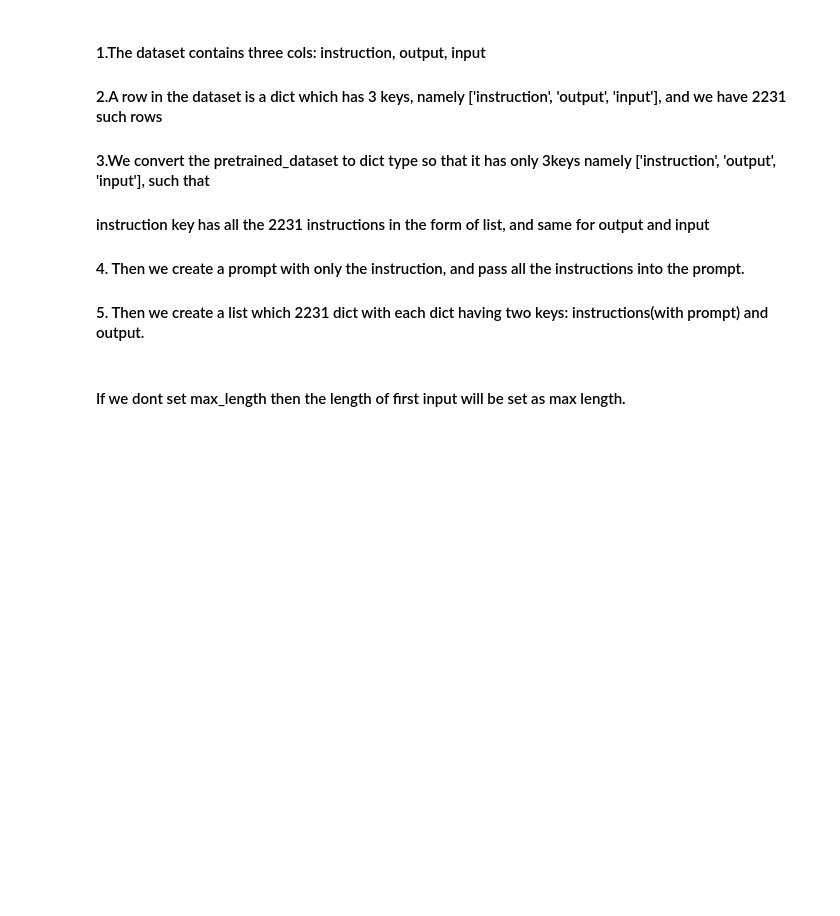
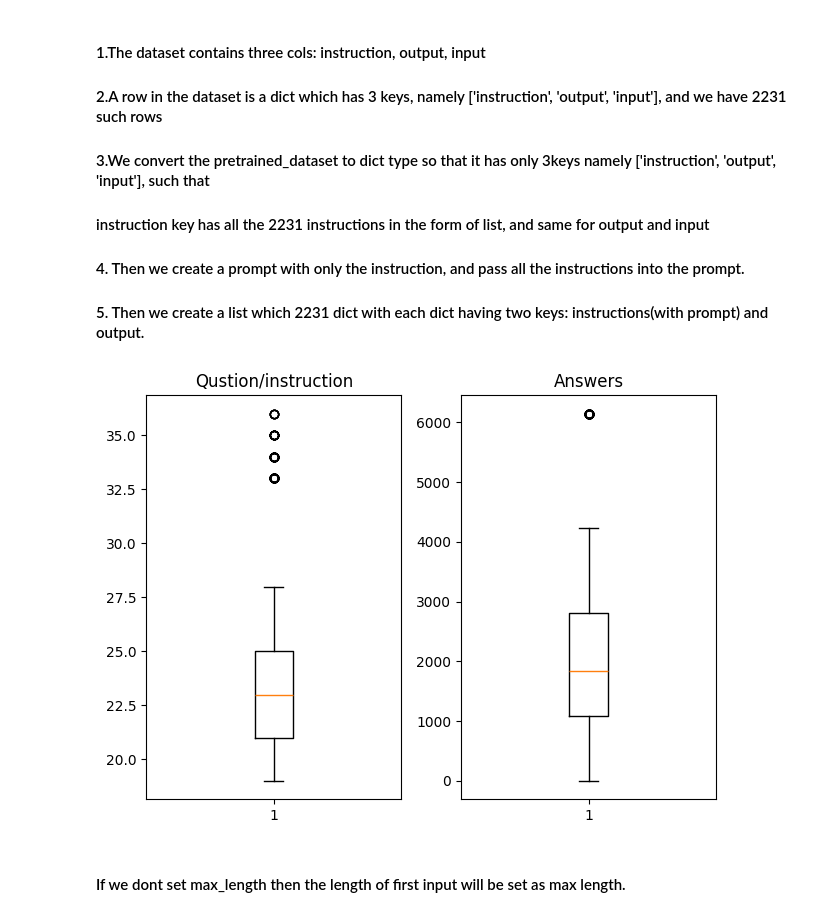
Before and after one commit to mani-a-i/finetuning_mistral_gradio_docs, a Jupyter notebook: Mistral_finetuning.ipynb, the cells around one changed output. Drawn from its saved outputs; the diff is of its cells as text; code cells hidden in the pictures; blank space fills up the shorter version.

```diff
--- a/Mistral_finetuning.ipynb
+++ b/Mistral_finetuning.ipynb
@@ -134,5 +134,7 @@ def get_max_length():
 
     return max_length
 # %%
-# max_length = get_max_length()
+max_length = get_max_length()
+# %% [output]
+[figure, added]
 # %%
```
Also changed, not shown: parts of 4 cells of this notebook, 1 other file.
